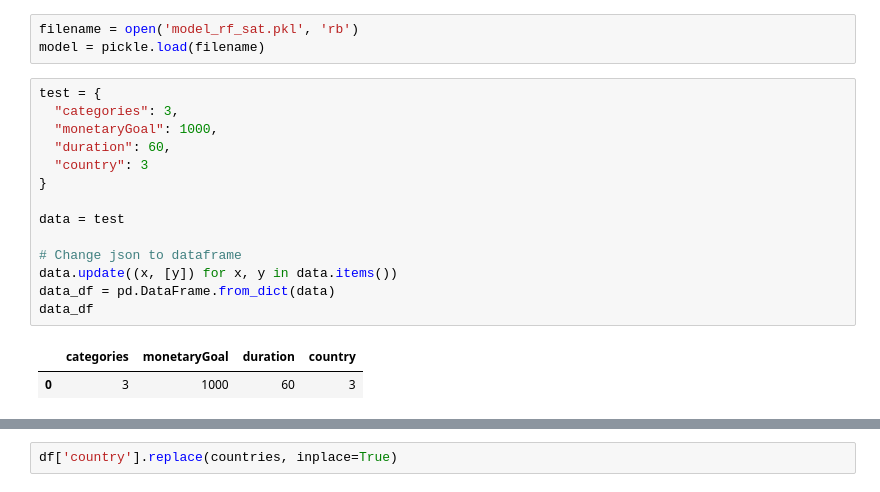
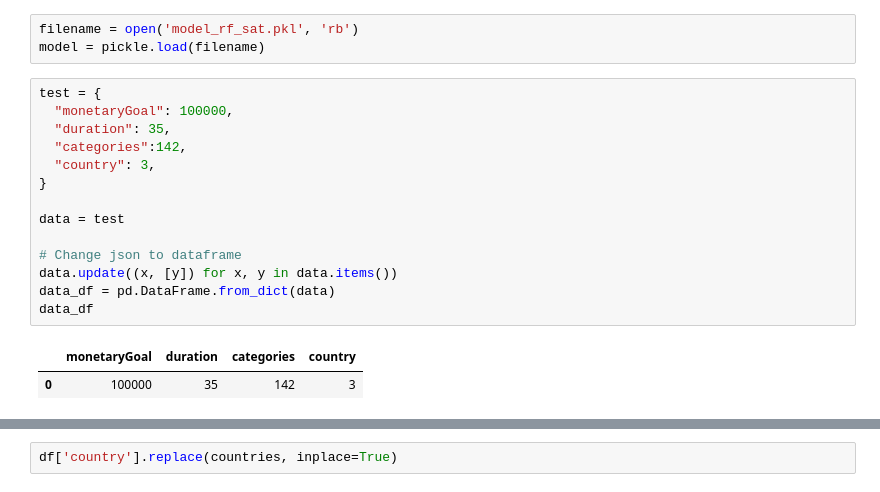
Before and after one commit to JohnMorrisonn/JM-Data-Engineer, a Jupyter notebook: Pipeline.ipynb, the cells around one changed output, grey strips where cells are left out. Saved outputs shown, nothing was run; the diff lists cells and outputs as text.

```diff
--- a/Pipeline.ipynb
+++ b/Pipeline.ipynb
@@ -13,21 +13,21 @@ filename = open('model_rf_sat.pkl', 'rb')
 model = pickle.load(filename)
 # %%
 test = {
-  "categories": 3,
-  "monetaryGoal": 1000,
-  "duration": 60,
-  "country": 3
+  "monetaryGoal": 100000,
+  "duration": 35,
+  "categories":142,
+  "country": 3,
 }
 
 data = test
 
 # Change json to dataframe
 data.update((x, [y]) for x, y in data.items())
 data_df = pd.DataFrame.from_dict(data)
 data_df
 # %% [output]
-|  | categories | monetaryGoal | duration | country |
-| 0 | 3 | 1000 | 60 | 3 |
+|  | monetaryGoal | duration | categories | country |
+| 0 | 100000 | 35 | 142 | 3 |
 # %%
 df = pd.read_csv('df_small.csv')
 df
```
Also changed, not shown: parts of 8 cells of this notebook, 2 other files.
